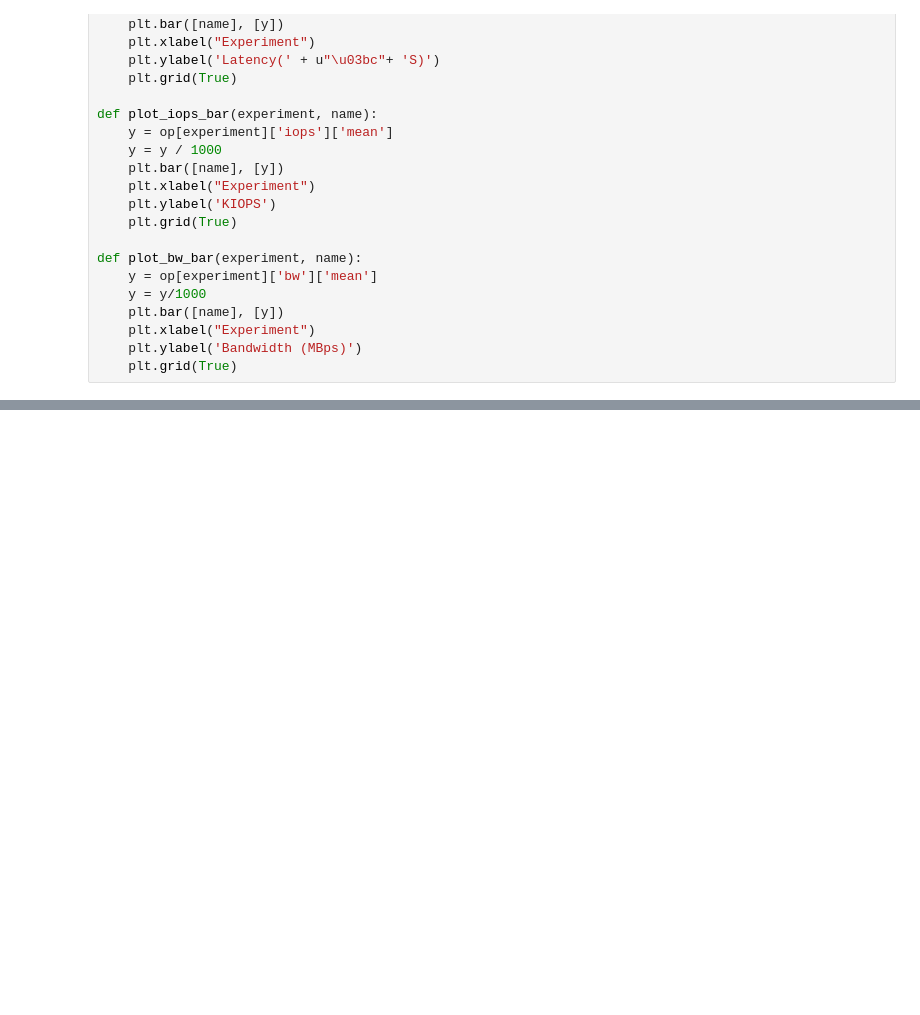
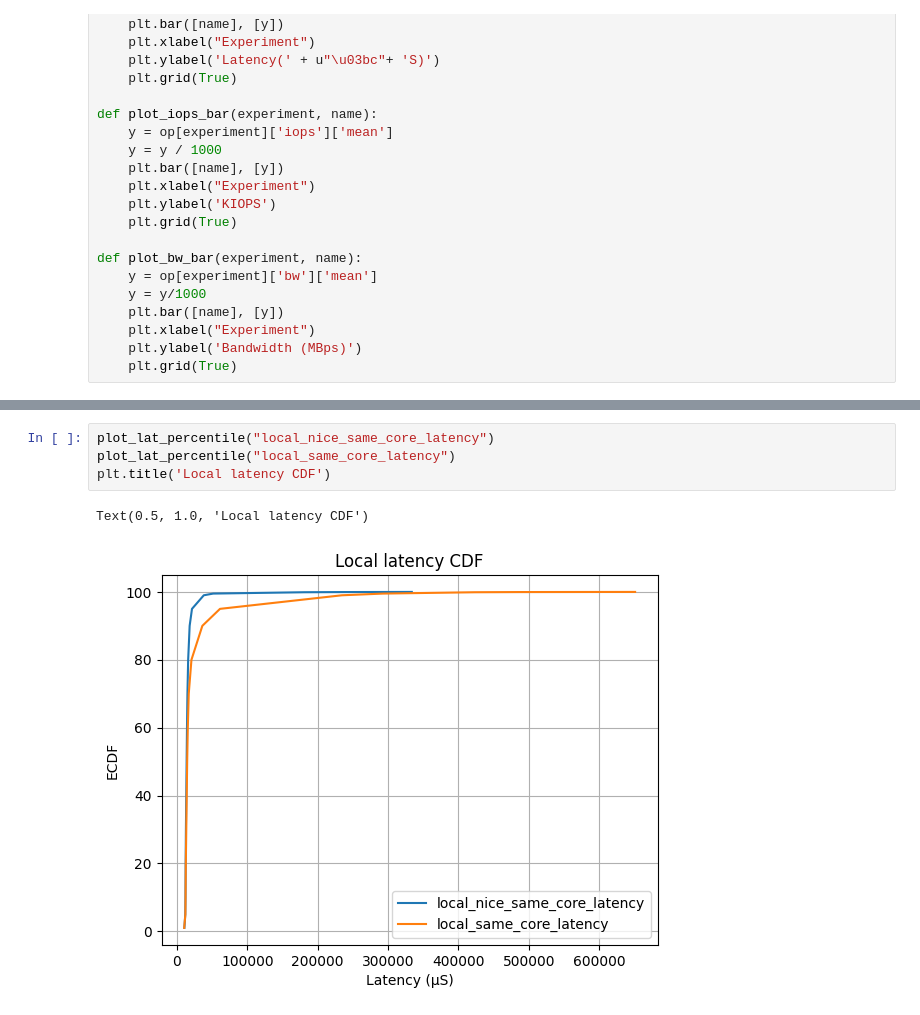
Before and after one commit to bergstartup/master-thesis, a Jupyter notebook: observations/visualizer.ipynb, the cells around one changed output, grey strips where cells are left out. Saved outputs shown, nothing was run; the diff lists cells and outputs as text; blank space fills up the shorter version.

```diff
--- a/observations/visualizer.ipynb
+++ b/observations/visualizer.ipynb
@@ -57,0 +80,7 @@ Text(0.5, 1.0, 'Read CDF')
+# %%
+plot_lat_percentile("local_nice_same_core_latency")
+plot_lat_percentile("local_same_core_latency")
+plt.title('Local latency CDF')
+# %% [output]
+Text(0.5, 1.0, 'Local latency CDF')
+[figure, added]
```
Also changed, not shown: parts of 14 cells of this notebook, 7 other files.
